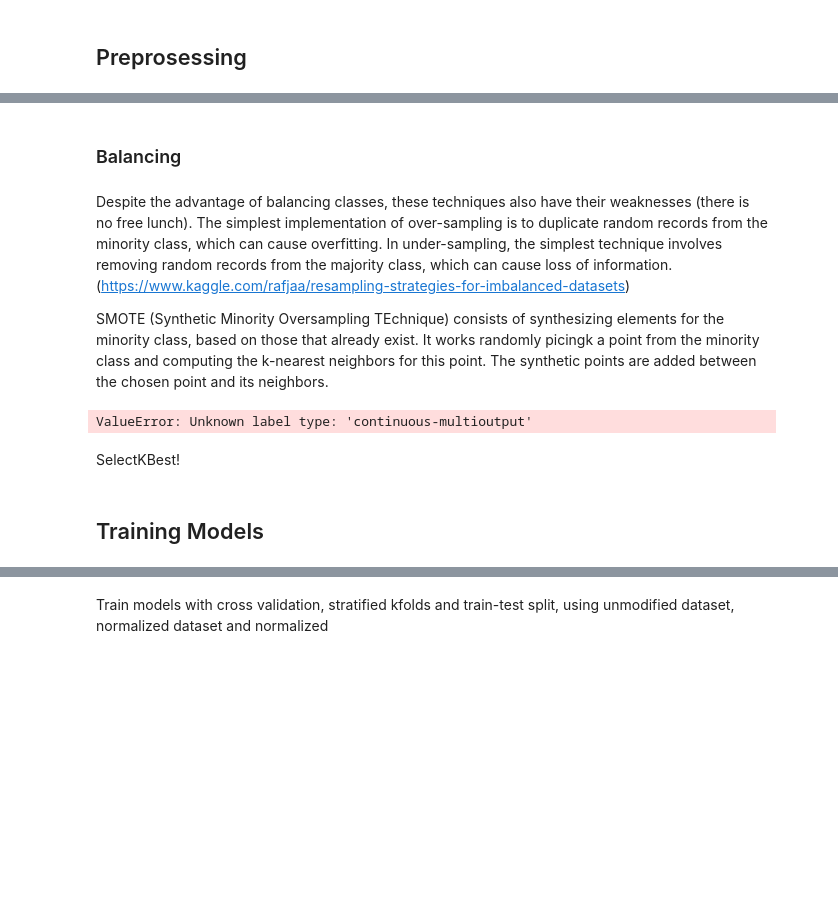
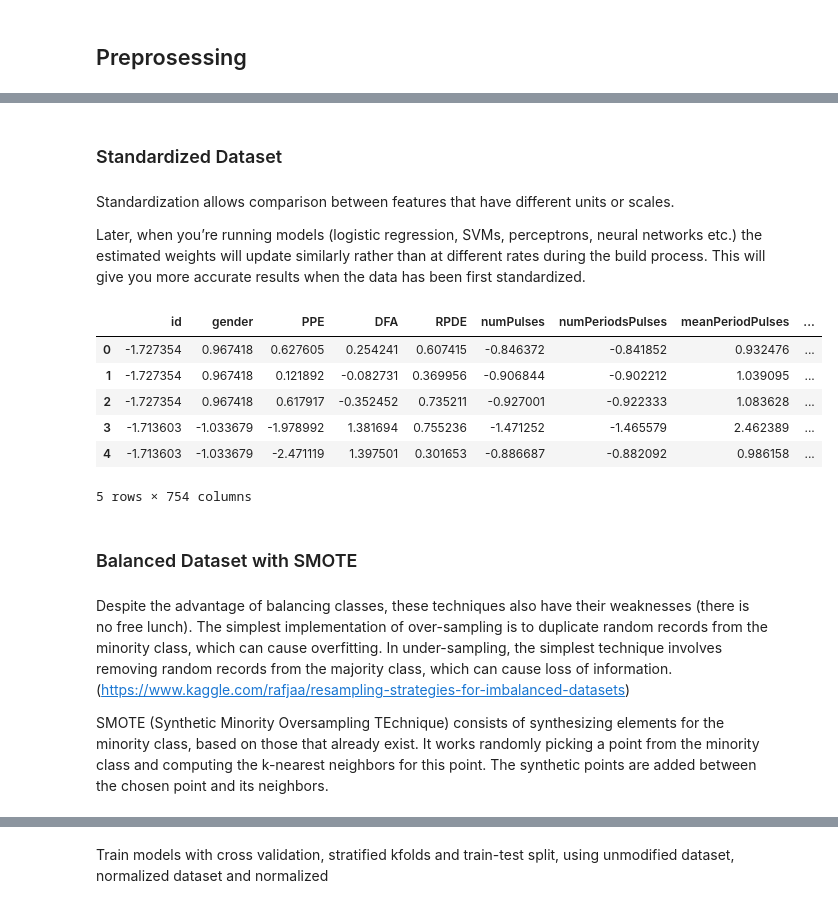
Before and after one commit to mskl/ist-mi-cdadosi7, a Jupyter notebook: project/joona_project_parkinsons.ipynb, the cells around one changed output, grey strips where cells are left out. Drawn from its saved outputs; the diff is of its cells as text; code cells hidden in the pictures; blank space fills up the shorter version.

Commit message:
Normalization, standardization and SMOTE

```diff
--- a/project/joona_project_parkinsons.ipynb
+++ b/project/joona_project_parkinsons.ipynb
@@ -149,10 +153,9 @@ Name: class, dtype: float64
 # %%
 from sklearn.preprocessing import Normalizer
 
-#Shufling the dataframe
-df.sample(frac=1)
+y = df.pop('class')
 
 transformer = Normalizer().fit(df)
 df_norm = pd.DataFrame(transformer.transform(df), columns=df.columns)
-df_norm.describe()
+df_norm.head()
 # %% [output]
@@ -169,25 +163,33 @@ df_norm.describe()
-# %% [markdown]
-### Balancing
+# %% [markdown]
+### Standardized Dataset
+# %% [markdown]
+Standardization allows comparison between features that have different units or scales.
+
+Later, when you’re running models (logistic regression, SVMs, perceptrons, neural networks etc.) the estimated weights will update similarly rather than at different rates during the build process. This will give you more accurate results when the data has been first standardized.
+# %%
+from sklearn.preprocessing import StandardScaler
+
+# Get column names first
+names = df.columns
+
+# Create the Scaler object
+scaler = StandardScaler()
+
+# Fit your data on the scaler object
+df_scaled = scaler.fit_transform(df)
+df_scaled = pd.DataFrame(scaled_df, columns=names)
+df_scaled.head()
+# %% [output]
+|  | id | gender | PPE | DFA | RPDE | numPulses | numPeriodsPulses | meanPeriodPulses | ... |
+| 0 | -1.727354 | 0.967418 | 0.627605 | 0.254241 | 0.607415 | -0.846372 | -0.841852 | 0.932476 | ... |
+| 1 | -1.727354 | 0.967418 | 0.121892 | -0.082731 | 0.369956 | -0.906844 | -0.902212 | 1.039095 | ... |
+| 2 | -1.727354 | 0.967418 | 0.617917 | -0.352452 | 0.735211 | -0.927001 | -0.922333 | 1.083628 | ... |
+| 3 | -1.713603 | -1.033679 | -1.978992 | 1.381694 | 0.755236 | -1.471252 | -1.465579 | 2.462389 | ... |
+| 4 | -1.713603 | -1.033679 | -2.471119 | 1.397501 | 0.301653 | -0.886687 | -0.882092 | 0.986158 | ... |
+5 rows × 754 columns
+# %% [markdown]
+### Balanced Dataset with SMOTE
 # %% [markdown]
 Despite the advantage of balancing classes, these techniques also have their weaknesses (there is no free lunch). The simplest implementation of over-sampling is to duplicate random records from the minority class, which can cause overfitting. In under-sampling, the simplest technique involves removing random records from the majority class, which can cause loss of information. (https://www.kaggle.com/rafjaa/resampling-strategies-for-imbalanced-datasets)
 
-SMOTE (Synthetic Minority Oversampling TEchnique) consists of synthesizing elements for the minority class, based on those that already exist. It works randomly picingk a point from the minority class and computing the k-nearest neighbors for this point. The synthetic points are added between the chosen point and its neighbors.
+SMOTE (Synthetic Minority Oversampling TEchnique) consists of synthesizing elements for the minority class, based on those that already exist. It works randomly picking a point from the minority class and computing the k-nearest neighbors for this point. The synthetic points are added between the chosen point and its neighbors.
-# %%
-from imblearn.over_sampling import SMOTE, RandomOverSampler
-
-# Oversampling with SMOTE
-RANDOM_STATE = 42
-
-# Extracting to dataframes containing minority and majority class, converting them into ndarray
-df_class_0 = df[df['class'] == 0].values
-df_class_1 = df[df['class'] == 1].values
-
-smote = SMOTE(ratio='minority', random_state=RANDOM_STATE)
-df_x_smote, df_y_smote = smote.fit_sample(df_class_0, df_class_1)
-np.bincount(df_x_smote)
-# %% [output]
-ValueError: Unknown label type: 'continuous-multioutput'
-# %% [markdown]
-SelectKBest!
-# %% [markdown]
-## Training Models
```
Also changed, not shown: parts of 12 cells of this notebook.
